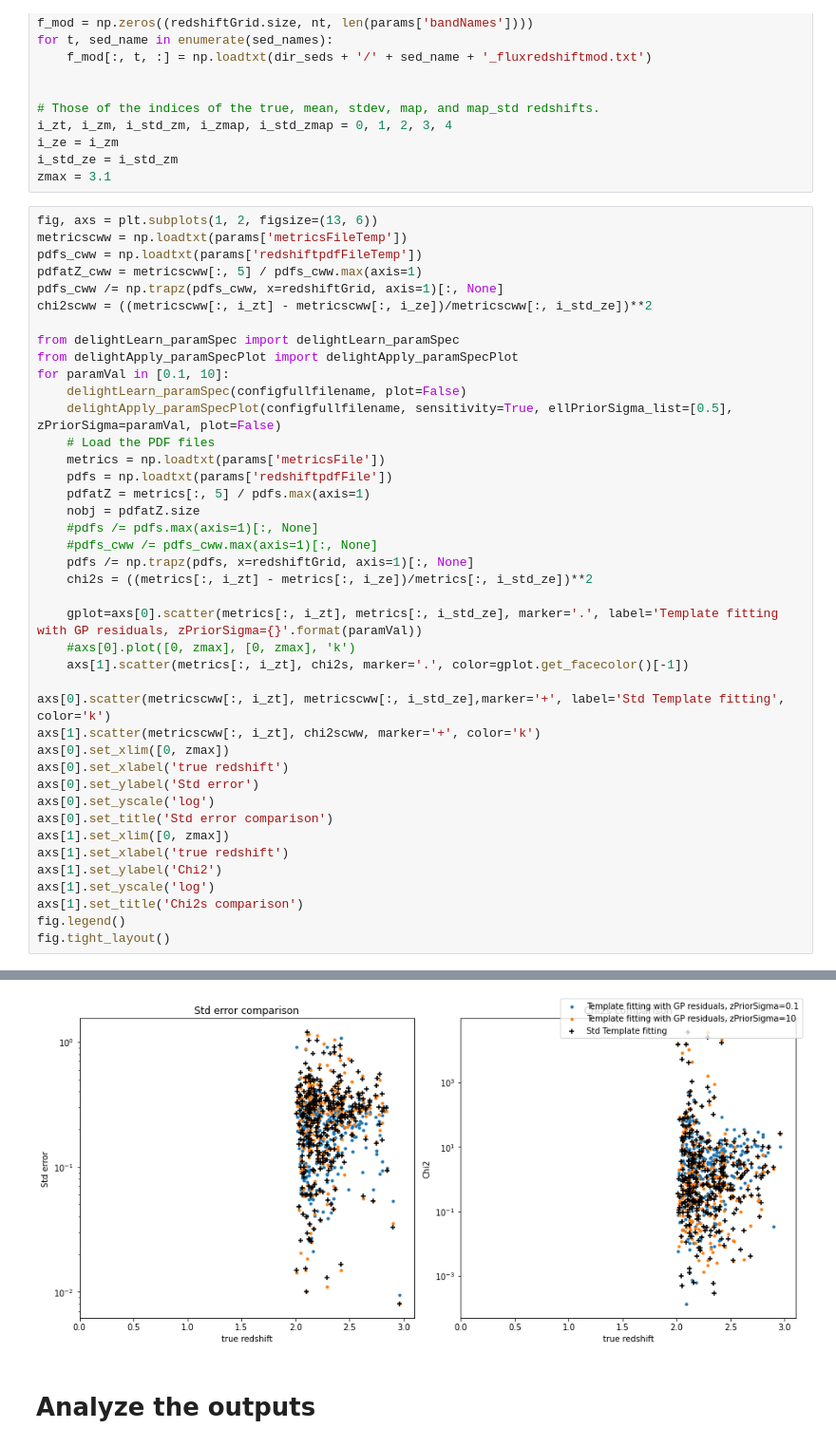
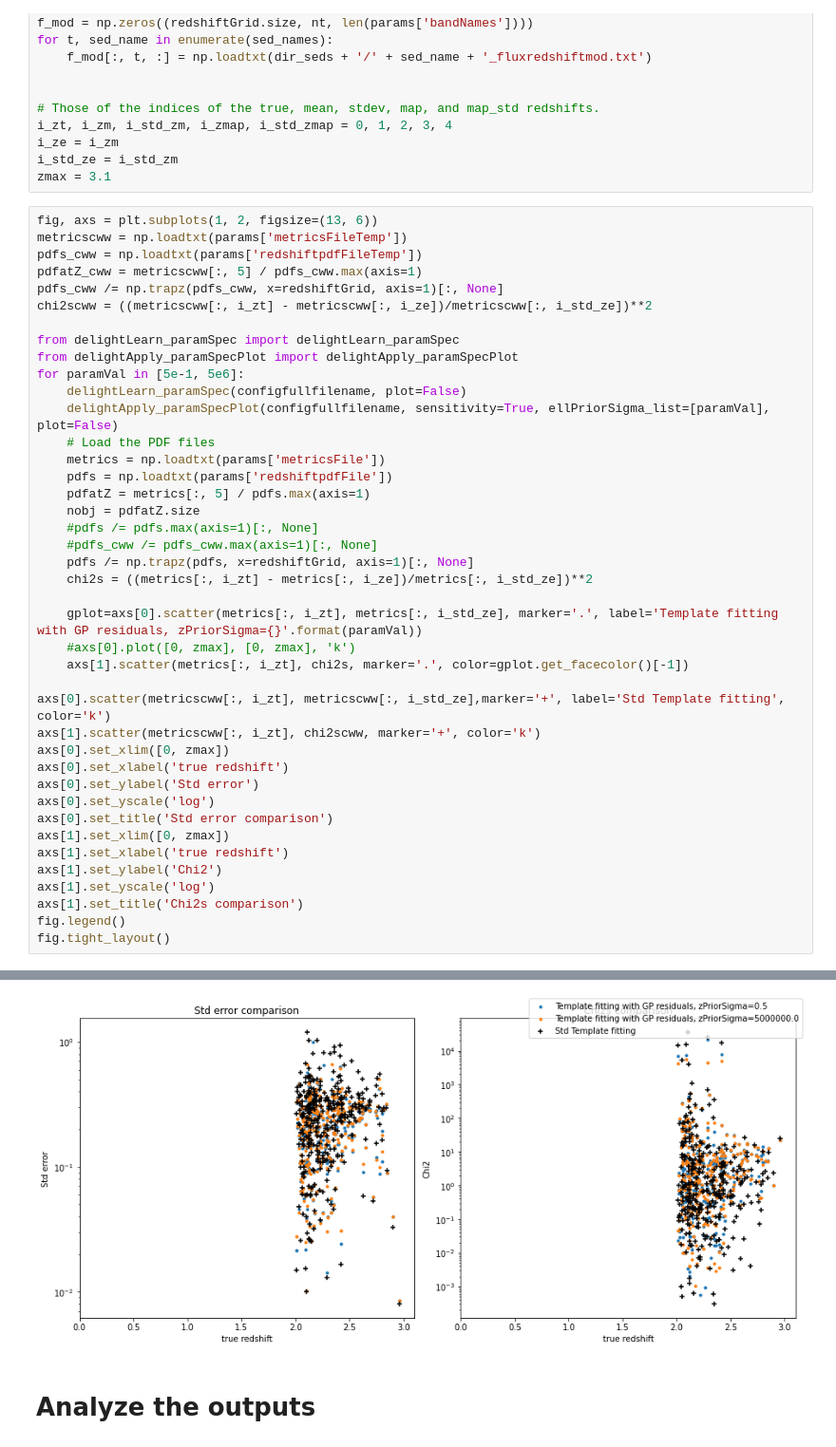
Before and after one commit to JospehCeh/Delight, a Jupyter notebook: desc-dc2/run_delight_descdc2-Sensitivity.ipynb, the cells around one changed output, grey strips where cells are left out. Shown at 95% size. Saved outputs shown, nothing was run; the diff lists cells and outputs as text.

Commit message:
run by chunks notebook and standard errors comparisons between parameters, to be improved

```diff
--- a/desc-dc2/run_delight_descdc2-Sensitivity.ipynb
+++ b/desc-dc2/run_delight_descdc2-Sensitivity.ipynb
@@ -159,9 +159,9 @@ chi2scww = ((metricscww[:, i_zt] - metricscww[:, i_ze])/metricscww[:, i_std_ze])
 
 from delightLearn_paramSpec import delightLearn_paramSpec
 from delightApply_paramSpecPlot import delightApply_paramSpecPlot
-for paramVal in [0.1, 10]:
+for paramVal in [5e-1, 5e6]:
     delightLearn_paramSpec(configfullfilename, plot=False)
-    delightApply_paramSpecPlot(configfullfilename, sensitivity=True, ellPriorSigma_list=[0.5], zPriorSigma=paramVal, plot=False)
+    delightApply_paramSpecPlot(configfullfilename, sensitivity=True, ellPriorSigma_list=[paramVal], plot=False)
     # Load the PDF files
     metrics = np.loadtxt(params['metricsFile'])
     pdfs = np.loadtxt(params['redshiftpdfFile'])
@@ -245,7 +245,7 @@ PDFs shape : (317, 300)
 Likelihoods shape : (300, 3755)
 Evidences shape : (3755,)
 PDFs shape : (317, 300)
-[figure, old version]
+[figure, new version]
 # %% [markdown]
 # Analyze the outputs
 # %%
```
Also changed, not shown: parts of 1 cell of this notebook, 2 other files.
